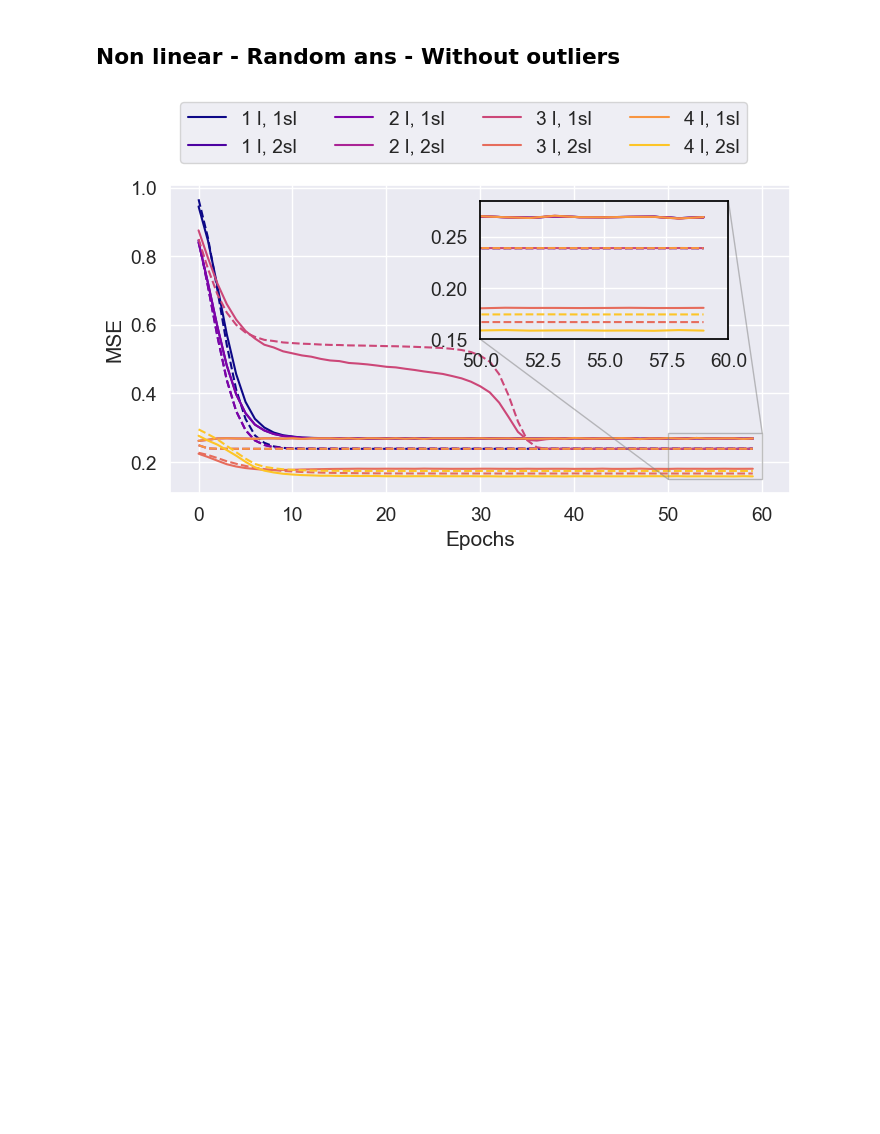
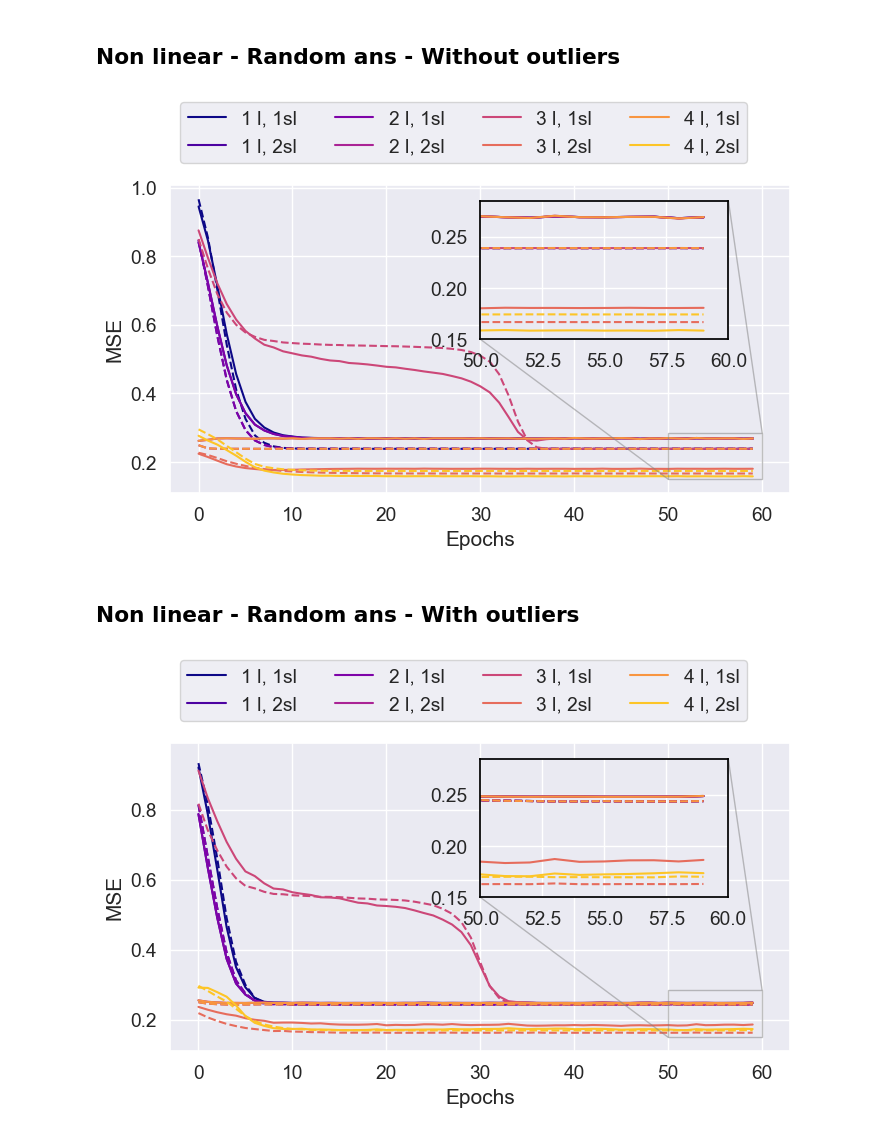
Before and after one commit to fran-scala/QuHack4IA_VQNN-track, a Jupyter notebook: utils/plot_results.ipynb, the cells around one changed output. Saved outputs shown, nothing was run; the diff lists cells and outputs as text; code cells hidden in the pictures; blank space fills up the shorter version.

Commit message:
mod: finish plotting

```diff
--- a/utils/plot_results.ipynb
+++ b/utils/plot_results.ipynb
@@ -813,3 +813,61 @@ fig.savefig(data+'/random_ans_without_outliers_compare_mse_per_epoch.pdf',
 plt.show()
 # %% [output]
 [figure]
+# %% [markdown]
+## Non linear - Random ans - With outliers
+# %%
+min_layers, max_layers = 1,4
+min_sublayers, max_sublayers = 1,2
+
+cmap = cm.get_cmap('plasma', (max_layers-min_layers+1)*(max_sublayers-min_sublayers+1)+1)
+
+fig, ax = plt.subplots(figsize=(8,4))
+# ax.set_ylim(0.05,.4)
+
+#inset settings
+axin_1 = ax.inset_axes([0.5, 0.5, 0.4, 0.45])
+axin_1.set_ylim([0.15, 0.285])
+axin_1.set_xlim([50, 60])
+ax.indicate_inset_zoom(axin_1, edgecolor='grey',)#'black'
+plt.setp(axin_1.spines.values(), color='black')
+
+i = 0
+
+for layers in range(min_layers, max_layers+1):
+    for sublayers in range(min_sublayers, max_sublayers+1):
+
+        dir_path = '..'
+
+        data = dir_path+f'/results/nonlinear_random_ans_with_outliers/{layers}l-{sublayers}p'
+        val_cost = np.load(data+'/val_cost_per_epoch.npy', )
+        train_cost = np.load(data+'/train_cost_per_epoch.npy', )
+
+
+        pl1, = ax.plot(train_cost,linestyle='dashed',# label=f'{layers} l, {sublayers}sl - Train',
+                       c=cmap(i),  )#alpha=0.5
+        axin_1.plot(train_cost,linestyle='dashed',# label=f'{layers} l, {sublayers}sl - Train',
+                    c=cmap(i),  )#alpha=0.5
+        pl2, = ax.plot(val_cost, label=f'{layers} l, {sublayers}sl',
+                       c=cmap(i))
+        axin_1.plot(val_cost, label=f'{layers} l, {sublayers}sl',
+                    c=cmap(i))
+        i+=1
+
+
+
+ax.set_ylabel('MSE')
+ax.set_xlabel('Epochs')
+lgd = ax.legend(bbox_to_anchor=(.0, 1.3), ncol=4, loc='upper left')#
+# ax.add_artist(lgd)
+# lgd1 = ax.legend([pl1,pl2],['Train','Val'], loc='lower left',bbox_to_anchor=(0.1, 0.3))#
+# ax.add_artist(lgd)
+#creating a folder to save the plot
+dir_path = '..'
+data = dir_path+f'/plots/advanced'
+os.makedirs(data,  0o755,  exist_ok=True)
+
+fig.savefig(data+'/random_ans_with_outliers_compare_mse_per_epoch.pdf',
+            bbox_extra_artists=(lgd,), bbox_inches='tight')
+plt.show()
+# %% [output]
+[figure, added]
```
Also changed, not shown: 1 other file.
